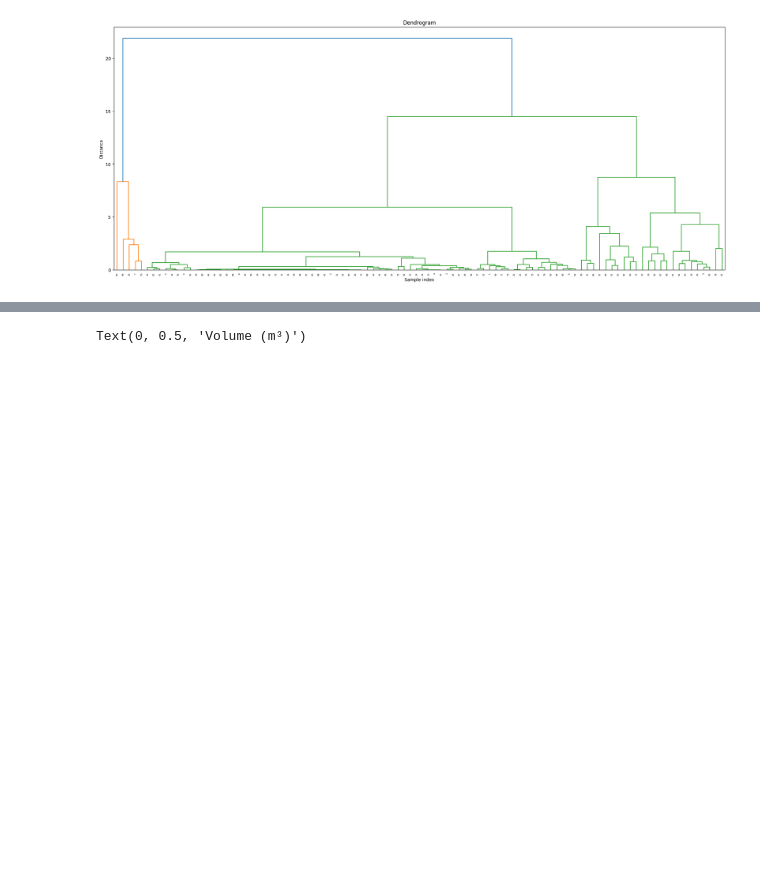
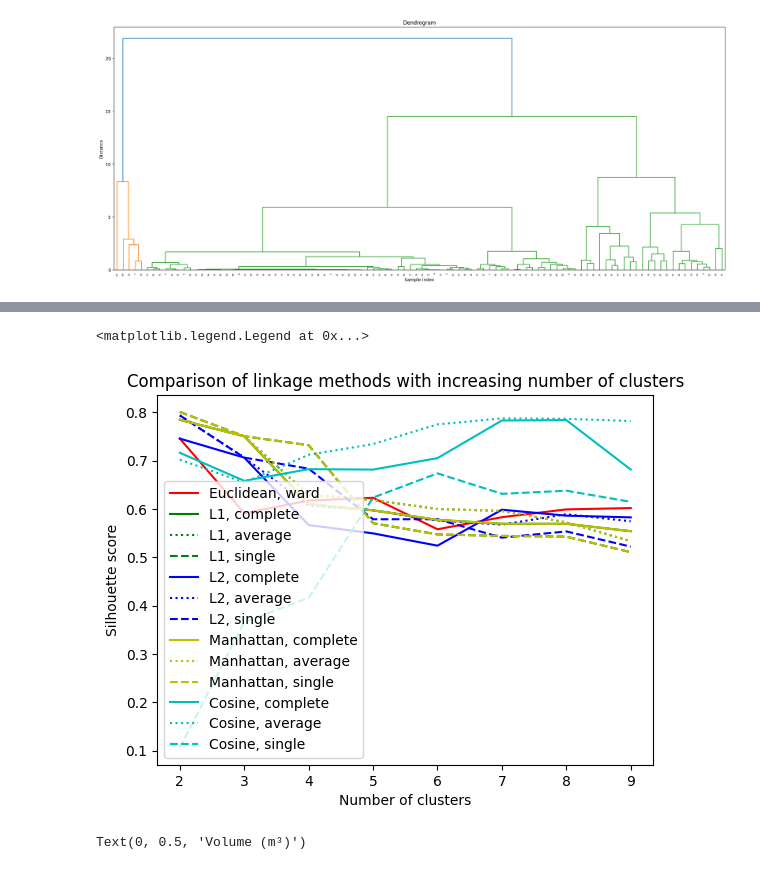
Before and after one commit to FrankCastlepancakes/ClusteringScikitLearn, a Jupyter notebook: notebook.ipynb, the cells around one changed output, grey strips where cells are left out. Drawn from its saved outputs; the diff is of its cells as text; code cells hidden in the pictures; blank space fills up the shorter version.

Commit message:
Hierachical comparison improved

```diff
--- a/notebook.ipynb
+++ b/notebook.ipynb
@@ -181,3 +191,33 @@ legend()
+# %%
+# Plot comparison
+plot_x = [i for i in range(2, 10)]
+plot(plot_x, scores[:, :1].flatten(), color="r", linestyle="solid", label="Euclidean, ward")
+
+plot(plot_x, scores[:, 1:2].flatten(), color="g", linestyle="solid", label="L1, complete")
+plot(plot_x, scores[:, 2:3].flatten(), color="g", linestyle="dotted", label="L1, average")
+plot(plot_x, scores[:, 3:4].flatten(), color="g", linestyle="dashed", label="L1, single")
+
+plot(plot_x, scores[:, 4:5].flatten(), color="b", linestyle="solid", label="L2, complete")
+plot(plot_x, scores[:, 5:6].flatten(), color="b", linestyle="dotted", label="L2, average")
+plot(plot_x, scores[:, 6:7].flatten(), color="b", linestyle="dashed", label="L2, single")
+
+plot(plot_x, scores[:, 7:8].flatten(), color="y", linestyle="solid", label="Manhattan, complete")
+plot(plot_x, scores[:, 8:9].flatten(), color="y", linestyle="dotted", label="Manhattan, average")
+plot(plot_x, scores[:, 9:10].flatten(), color="y", linestyle="dashed", label="Manhattan, single")
+
+plot(plot_x, scores[:, 10:11].flatten(), color="c", linestyle="solid", label="Cosine, complete")
+plot(plot_x, scores[:, 11:12].flatten(), color="c", linestyle="dotted", label="Cosine, average")
+plot(plot_x, scores[:, 12:].flatten(), color="c", linestyle="dashed", label="Cosine, single")
+
+xlabel("Number of clusters")
+ylabel("Silhouette score")
+title("Comparison of linkage methods with increasing number of clusters")
+
+# Adding legend
+legend()
+# %% [output]
+<matplotlib.legend.Legend at 0x...>
+[figure, added]
 # %%
 # Plot final cluster decision
 cluster_l1_sin = AgglomerativeClustering(n_clusters=2, affinity="l1", linkage="single")
```
Also changed, not shown: parts of 3 cells of this notebook.
